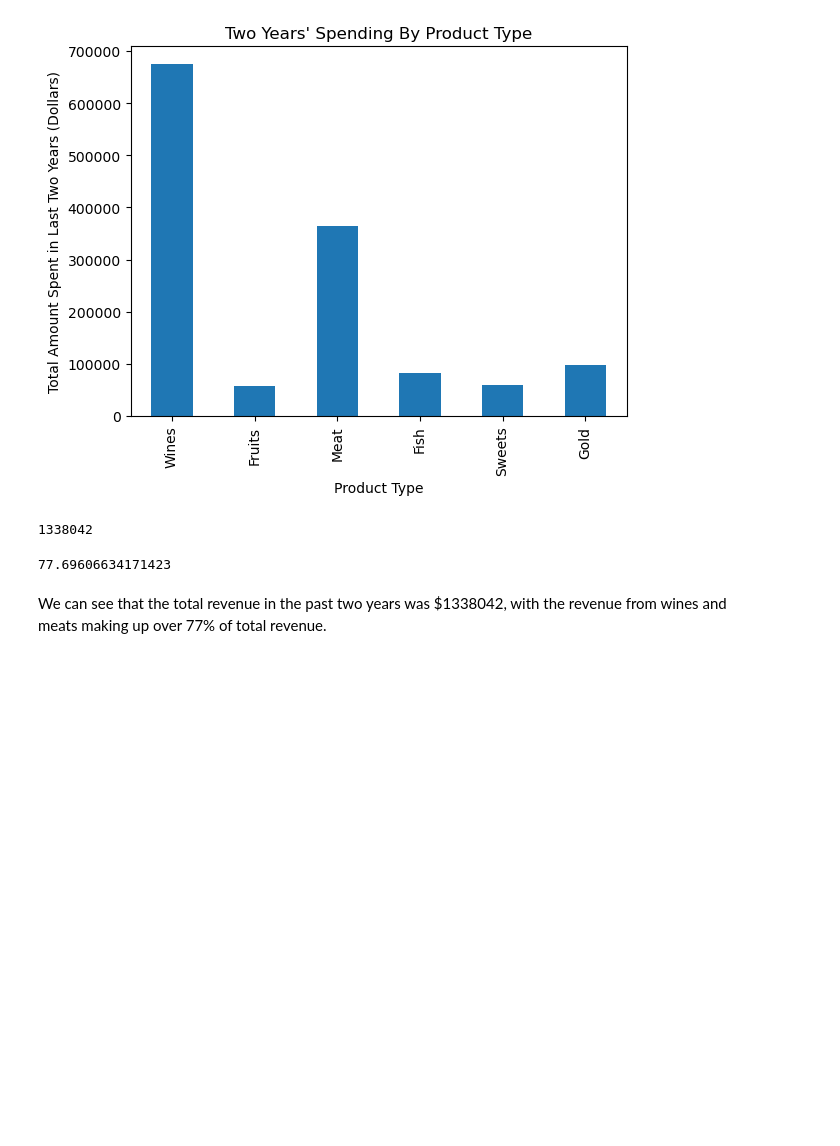
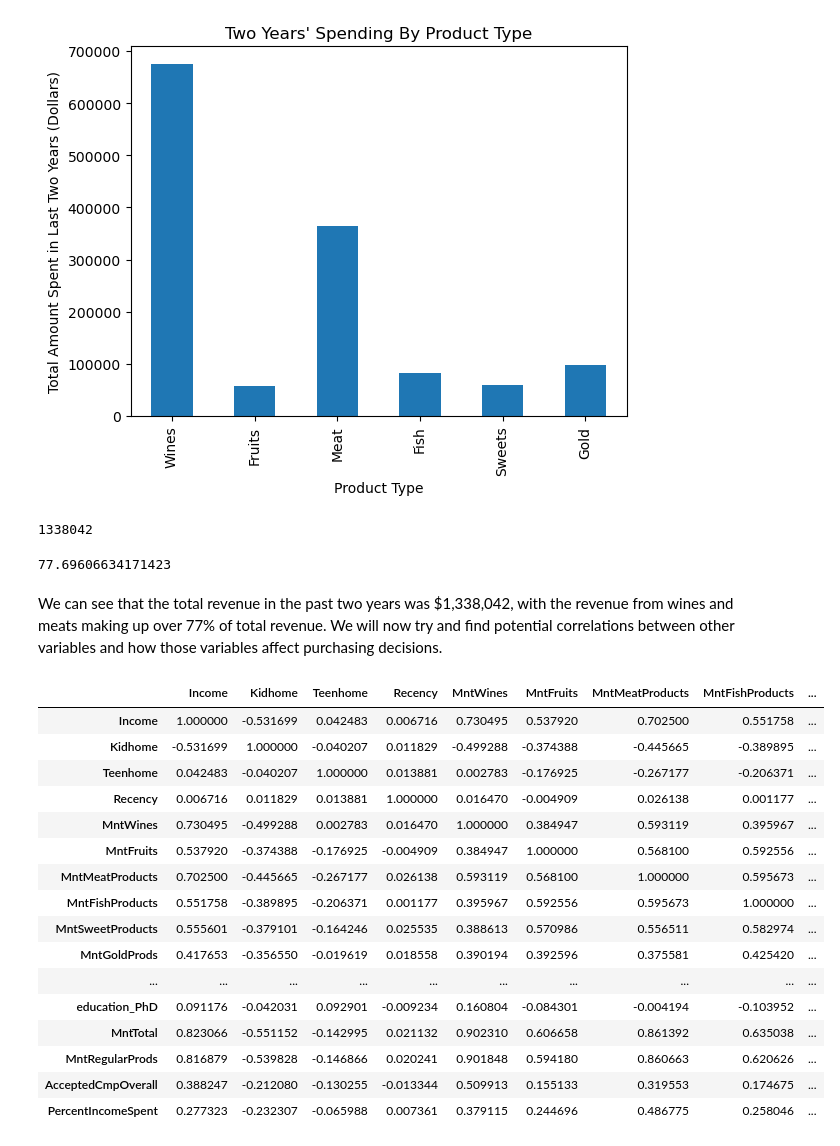
Before and after one commit to samjian8/marketing-campaign-analysis, a Jupyter notebook: main.ipynb, the cells around one changed output. Cells and saved outputs as stored; diff of their text form; code cells hidden in the pictures; blank space fills up the shorter version.

Commit message:
Subset the data and generated correlation matrix to identify potential relationships

```diff
--- a/main.ipynb
+++ b/main.ipynb
@@ -148,4 +148,38 @@ pd.Series(sum_values).sum()
 # %% [output]
 77.69606634171423
 # %% [markdown]
-We can see that the total revenue in the past two years was $1338042, with the revenue from wines and meats making up over 77% of total revenue.
+We can see that the total revenue in the past two years was $1,338,042, with the revenue from wines and meats making up over 77% of total revenue. We will now try and find potential correlations between other variables and how those variables affect purchasing decisions.
+# %%
+df_subset = df[['Income', 'Kidhome', 'Teenhome', 'Recency', 'MntWines', 'MntFruits',
+       'MntMeatProducts', 'MntFishProducts', 'MntSweetProducts',
+       'MntGoldProds', 'NumDealsPurchases', 'NumWebPurchases',
+       'NumCatalogPurchases', 'NumStorePurchases', 'NumWebVisitsMonth',
+       'AcceptedCmp3', 'AcceptedCmp4', 'AcceptedCmp5', 'AcceptedCmp1',
+       'AcceptedCmp2',
+       #'Complain', 'Z_CostContact', 'Z_Revenue',
+        'Response',
+       'Age', 'Customer_Days', 'marital_Divorced', 'marital_Married',
+       'marital_Single', 'marital_Together', 'marital_Widow',
+       'education_2n Cycle', 'education_Basic', 'education_Graduation',
+       'education_Master', 'education_PhD', 'MntTotal', 'MntRegularProds',
+       'AcceptedCmpOverall', 'PercentIncomeSpent']]
+# %%
+df_subset.corr()
+# %% [output]
+|  | Income | Kidhome | Teenhome | Recency | MntWines | MntFruits | MntMeatProducts | MntFishProducts | ... |
+| Income | 1.000000 | -0.531699 | 0.042483 | 0.006716 | 0.730495 | 0.537920 | 0.702500 | 0.551758 | ... |
+| Kidhome | -0.531699 | 1.000000 | -0.040207 | 0.011829 | -0.499288 | -0.374388 | -0.445665 | -0.389895 | ... |
+| Teenhome | 0.042483 | -0.040207 | 1.000000 | 0.013881 | 0.002783 | -0.176925 | -0.267177 | -0.206371 | ... |
+| Recency | 0.006716 | 0.011829 | 0.013881 | 1.000000 | 0.016470 | -0.004909 | 0.026138 | 0.001177 | ... |
+| MntWines | 0.730495 | -0.499288 | 0.002783 | 0.016470 | 1.000000 | 0.384947 | 0.593119 | 0.395967 | ... |
+| MntFruits | 0.537920 | -0.374388 | -0.176925 | -0.004909 | 0.384947 | 1.000000 | 0.568100 | 0.592556 | ... |
+| MntMeatProducts | 0.702500 | -0.445665 | -0.267177 | 0.026138 | 0.593119 | 0.568100 | 1.000000 | 0.595673 | ... |
+| MntFishProducts | 0.551758 | -0.389895 | -0.206371 | 0.001177 | 0.395967 | 0.592556 | 0.595673 | 1.000000 | ... |
+| MntSweetProducts | 0.555601 | -0.379101 | -0.164246 | 0.025535 | 0.388613 | 0.570986 | 0.556511 | 0.582974 | ... |
+| MntGoldProds | 0.417653 | -0.356550 | -0.019619 | 0.018558 | 0.390194 | 0.392596 | 0.375581 | 0.425420 | ... |
+| ... | ... | ... | ... | ... | ... | ... | ... | ... | ... |
+| education_PhD | 0.091176 | -0.042031 | 0.092901 | -0.009234 | 0.160804 | -0.084301 | -0.004194 | -0.103952 | ... |
+| MntTotal | 0.823066 | -0.551152 | -0.142995 | 0.021132 | 0.902310 | 0.606658 | 0.861392 | 0.635038 | ... |
+| MntRegularProds | 0.816879 | -0.539828 | -0.146866 | 0.020241 | 0.901848 | 0.594180 | 0.860663 | 0.620626 | ... |
+| AcceptedCmpOverall | 0.388247 | -0.212080 | -0.130255 | -0.013344 | 0.509913 | 0.155133 | 0.319553 | 0.174675 | ... |
+| PercentIncomeSpent | 0.277323 | -0.232307 | -0.065988 | 0.007361 | 0.379115 | 0.244696 | 0.486775 | 0.258046 | ... |
```
Also changed, not shown: 2 other files.
